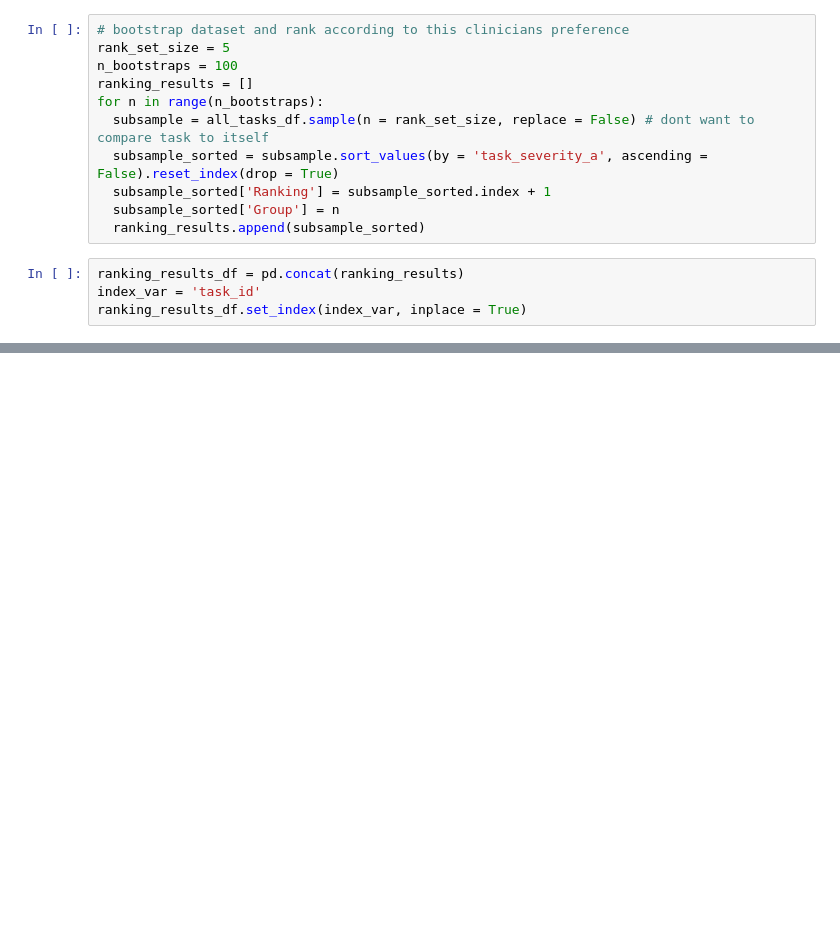
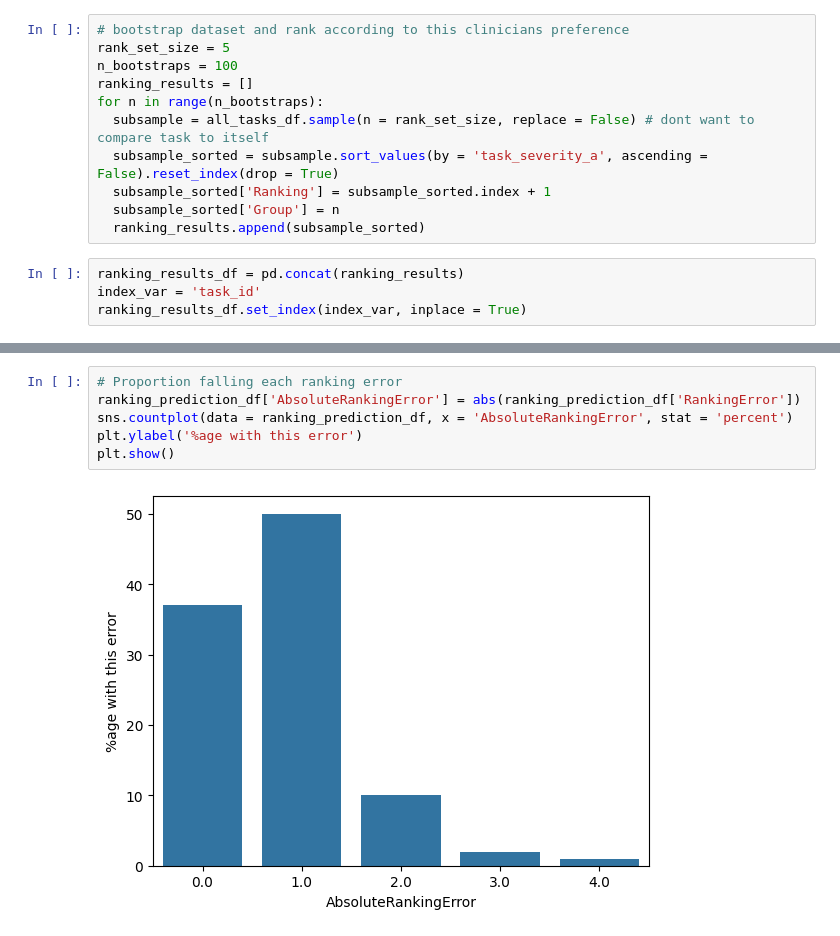
Before and after one commit to thomasbeck95/CTM, a Jupyter notebook: GPRankingAlgorithm.ipynb, the cells around one changed output, grey strips where cells are left out. Cells and saved outputs as stored; diff of their text form; blank space fills up the shorter version.

```diff
--- a/GPRankingAlgorithm.ipynb
+++ b/GPRankingAlgorithm.ipynb
@@ -431,0 +460,8 @@ ranking_prediction_df
+# %%
+# Proportion falling each ranking error
+ranking_prediction_df['AbsoluteRankingError'] = abs(ranking_prediction_df['RankingError'])
+sns.countplot(data = ranking_prediction_df, x = 'AbsoluteRankingError', stat = 'percent')
+plt.ylabel('%age with this error')
+plt.show()
+# %% [output]
+[figure, added]
```
Also changed, not shown: parts of 8 cells of this notebook.
